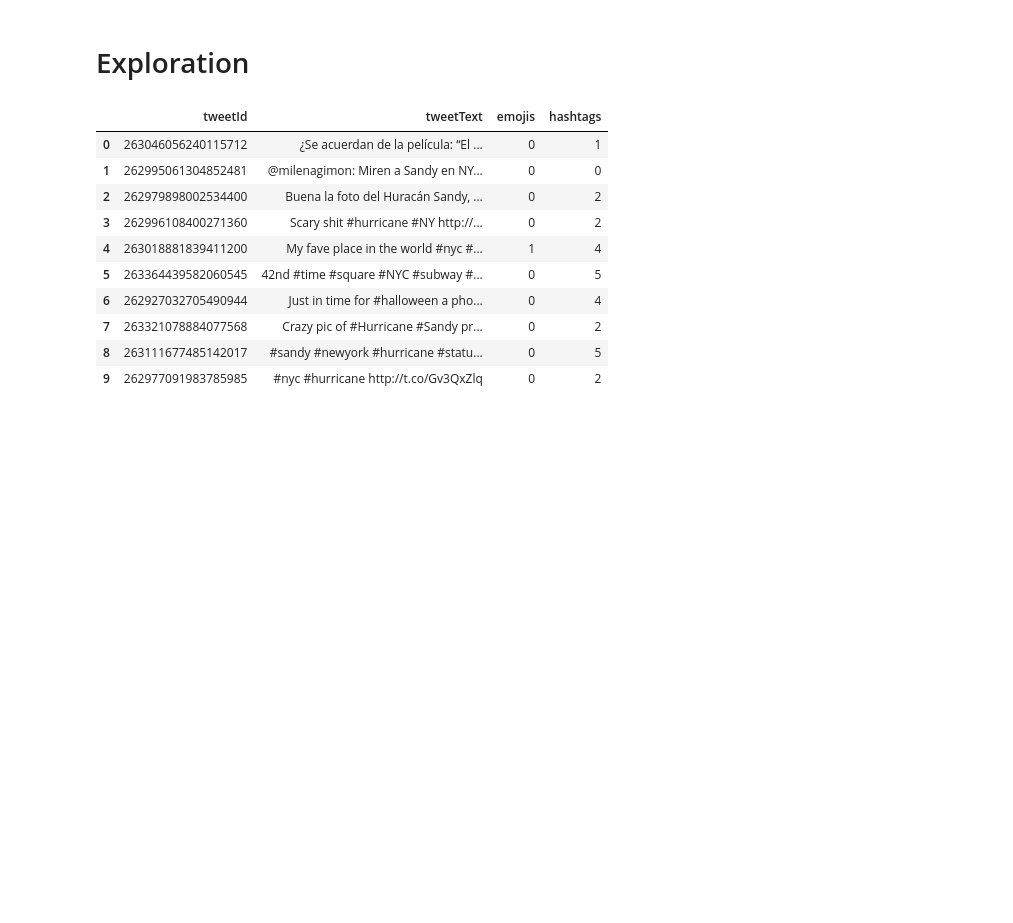
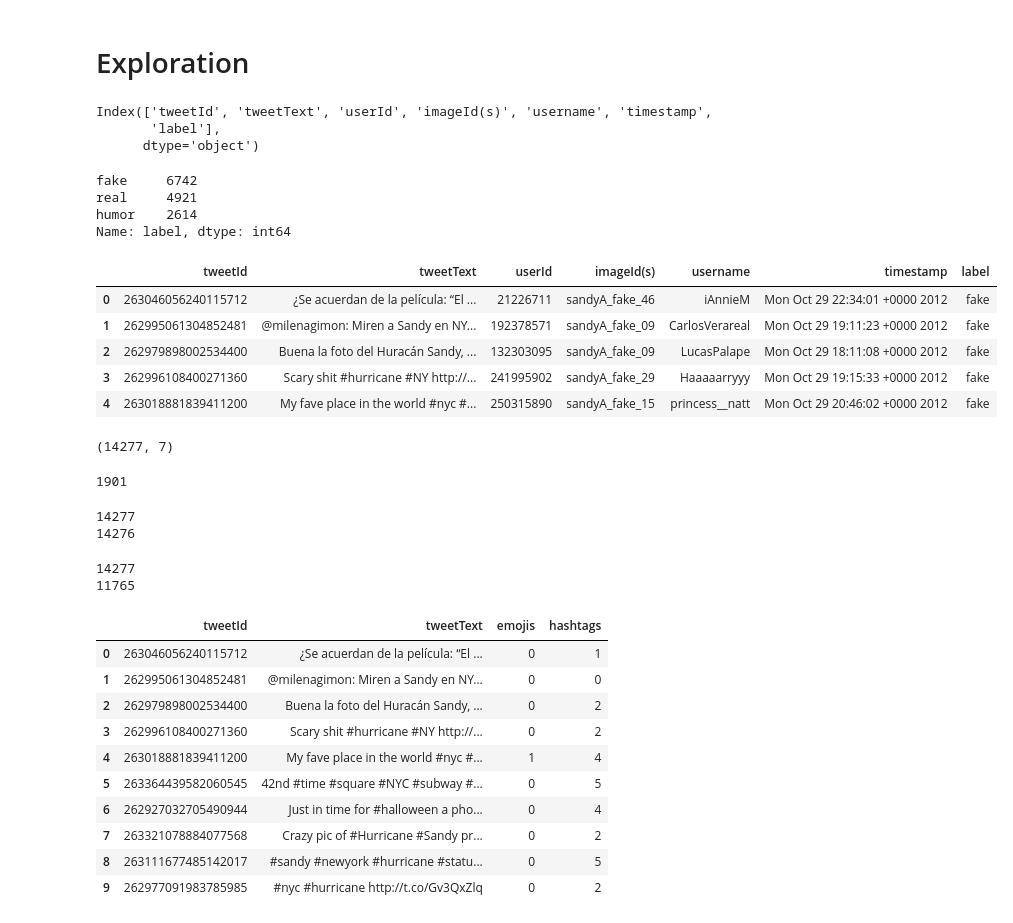
Before and after one commit to lucaswarwick02/Fake-News-Tweet-Classification, a Jupyter notebook: exploration.ipynb, the cells around one changed output. Saved outputs shown, nothing was run; the diff lists cells and outputs as text; code cells hidden in the pictures; blank space fills up the shorter version.

```diff
--- a/exploration.ipynb
+++ b/exploration.ipynb
@@ -7,6 +7,61 @@ tqdm.pandas()
 train_df = pd.read_csv('./dataset/mediaeval-2015-trainingset.txt', sep='\t', index_col=None)
 # %% [markdown]
 # Exploration
+# %%
+train_df.columns
+# %% [output]
+Index(['tweetId', 'tweetText', 'userId', 'imageId(s)', 'username', 'timestamp',
+       'label'],
+      dtype='object')
+# %%
+train_df['label'].value_counts()
+# %% [output]
+fake     6742
+real     4921
+humor    2614
+Name: label, dtype: int64
+# %%
+train_df.head()
+# %% [output]
+|  | tweetId | tweetText | userId | imageId(s) | username | timestamp | label |
+| 0 | 263046056240115712 | ¿Se acuerdan de la película: “El ... | 21226711 | sandyA_fake_46 | iAnnieM | Mon Oct 29 22:34:01 +0000 2012 | fake |
+| 1 | 262995061304852481 | @milenagimon: Miren a Sandy en NY... | 192378571 | sandyA_fake_09 | CarlosVerareal | Mon Oct 29 19:11:23 +0000 2012 | fake |
+| 2 | 262979898002534400 | Buena la foto del Huracán Sandy, ... | 132303095 | sandyA_fake_09 | LucasPalape | Mon Oct 29 18:11:08 +0000 2012 | fake |
+| 3 | 262996108400271360 | Scary shit #hurricane #NY http://... | 241995902 | sandyA_fake_29 | Haaaaarryyy | Mon Oct 29 19:15:33 +0000 2012 | fake |
+| 4 | 263018881839411200 | My fave place in the world #nyc #... | 250315890 | sandyA_fake_15 | princess__natt | Mon Oct 29 20:46:02 +0000 2012 | fake |
+# %%
+train_df.shape
+# %% [output]
+(14277, 7)
+# %%
+len(train_df['tweetText'])-len(train_df['tweetText'].drop_duplicates())
+# %% [output]
+1901
+# %%
+print(len(train_df['tweetText']))
+print(len(train_df.drop_duplicates()))
+# %% [output]
+14277
+14276
+# %%
+import re
+emoji_regex = re.compile("["
+                         u"\U0001F600-\U0001F64F"  # emoticons
+                        u"\U0001F300-\U0001F5FF"  # symbols & pictographs
+                        u"\U0001F680-\U0001F6FF"  # transport & map symbols
+                        u"\U0001F1E0-\U0001F1FF"  # flags (iOS)
+                        u"\U00002702-\U000027B0"
+                        u"\U000024C2-\U0001F251"
+                         "]+", flags=re.UNICODE)
+url_regex = r"(?i)\b((?:https?://|www\d{0,3}[.]|[a-z0-9.\-]+[.][a-z]{2,4}/)(?:[^\s()<>]+|\(([^\s()<>]+|(\([^\s()<>]+\)))*\))+(?:\(([^\s()<>]+|(\([^\s()<>]+\)))*\)|[^\s`!()\[\]{};:'\".,<>?«»“”‘’]))"
+
+train_df['test'] = train_df['tweetText'].apply(lambda text: re.sub(emoji_regex, '', text))
+train_df['test'] = train_df['test'].apply(lambda text: re.sub(url_regex, '', text))
+print(len(train_df['test']))
+print(len(train_df['test'].drop_duplicates()))
+# %% [output]
+14277
+11765
 # %%
 from langdetect import LangDetectException, detect
 from nltk import TweetTokenizer
```
Also changed, not shown: parts of 2 cells of this notebook, 1 other file.
